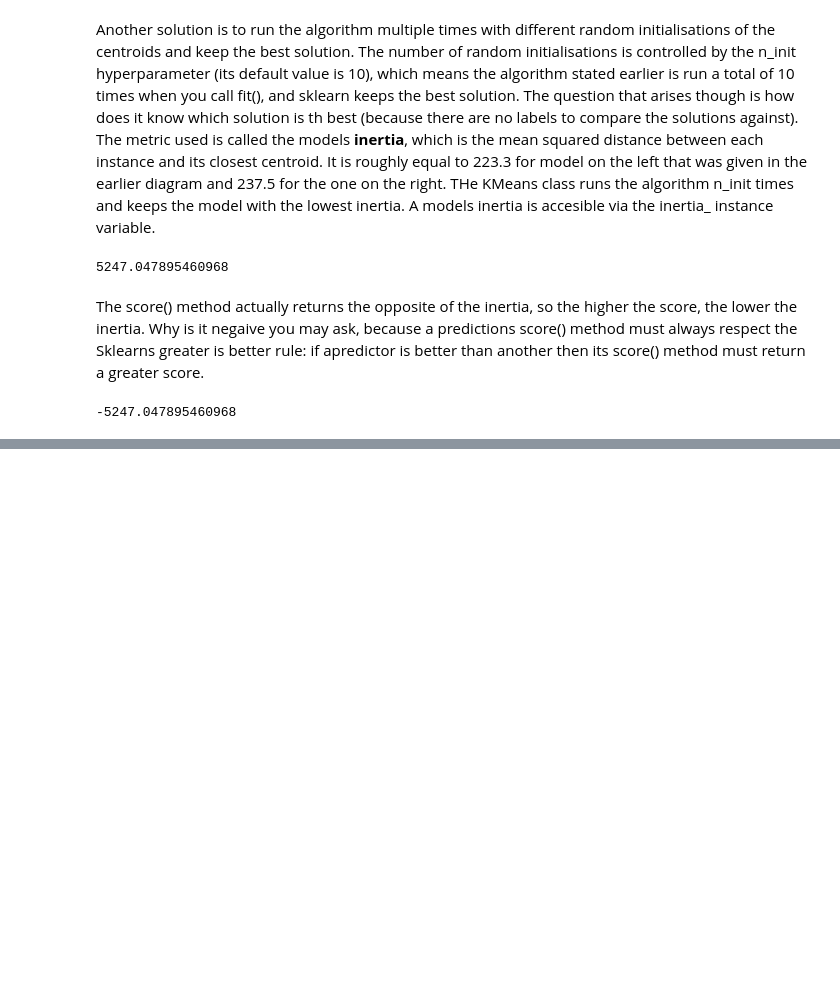
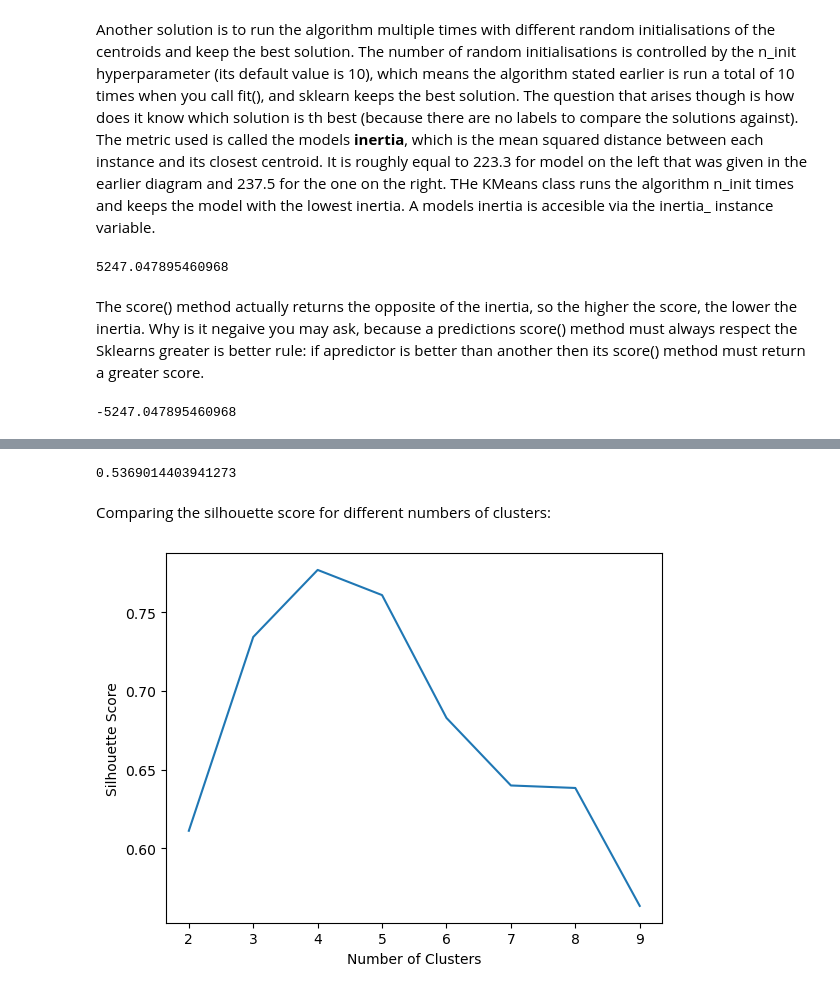
Before and after one commit to rishabhrao12/machine-learning, a Jupyter notebook: Part1-MachineLearning/Ch09-UnsupervisedLearning/UnsupervisedLearning.ipynb, the cells around one changed output, grey strips where cells are left out. Drawn from its saved outputs; the diff is of its cells as text; code cells hidden in the pictures; blank space fills up the shorter version.

```diff
--- a/Part1-MachineLearning/Ch09-UnsupervisedLearning/UnsupervisedLearning.ipynb
+++ b/Part1-MachineLearning/Ch09-UnsupervisedLearning/UnsupervisedLearning.ipynb
@@ -194,0 +201,3 @@ The KMeans class uses the K-Means++ algorithm by default, but you can set the in
+# %%
+minibatch_kmeans = MiniBatchKMeans(n_clusters=5, n_init=3, random_state=42)
+minibatch_kmeans.fit(X)
@@ -194,0 +236,20 @@ The KMeans class uses the K-Means++ algorithm by default, but you can set the in
+# %%
+silhouette_score(X, kmeans.labels_)
+# %% [output]
+0.5369014403941273
+# %% [markdown]
+Comparing the silhouette score for different numbers of clusters:
+# %%
+scores = list()
+for k in range(2, 10):
+    kmeans = KMeans(n_clusters=k, n_init=10)
+    kmeans.fit(X)
+    scores.append(silhouette_score(X, kmeans.labels_))
+    del(kmeans)
+# %%
+plt.plot(list(range(2, 10)), scores)
+plt.xlabel('Number of Clusters')
+plt.ylabel('Silhouette Score')
+plt.show()
+# %% [output]
+[figure, added]
```
Also changed, not shown: parts of 55 cells of this notebook.
